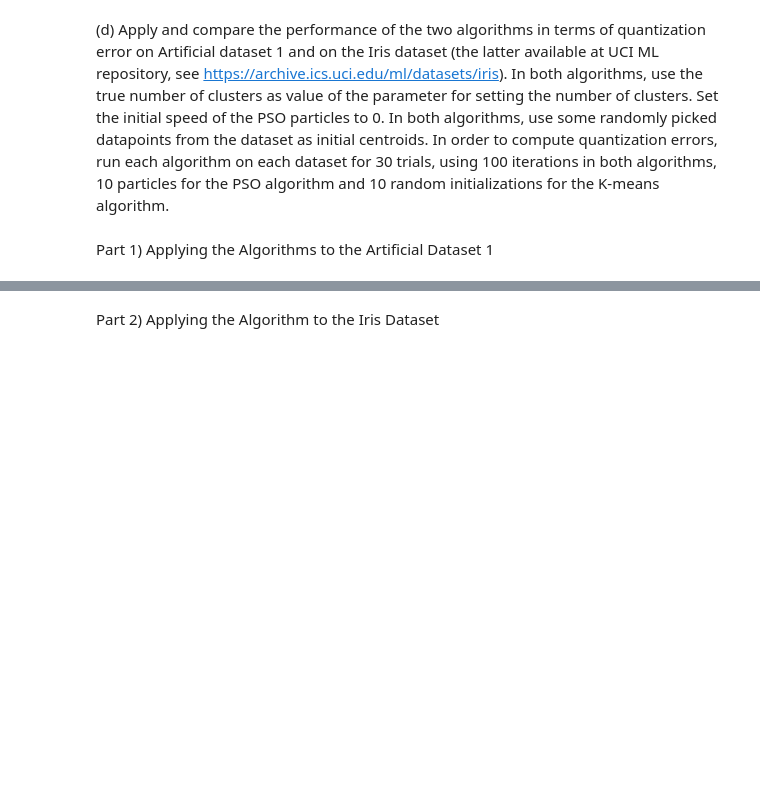
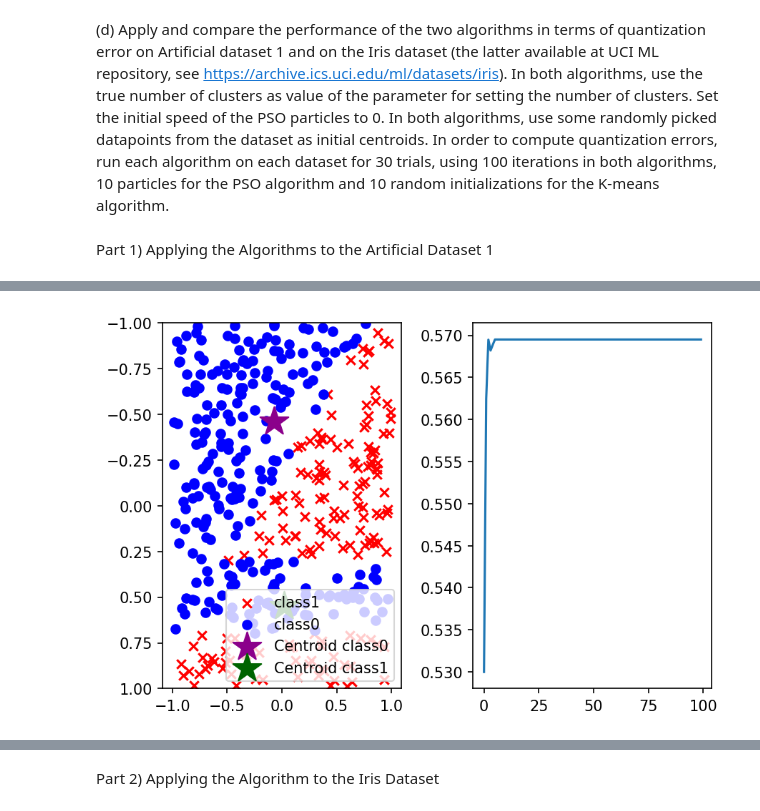
Before and after one commit to JanSchering/natural_computing, a Jupyter notebook: assignment_2/Ex3.ipynb, the cells around one changed output, grey strips where cells are left out. Drawn from its saved outputs; the diff is of its cells as text; code cells hidden in the pictures; blank space fills up the shorter version.

```diff
--- a/assignment_2/Ex3.ipynb
+++ b/assignment_2/Ex3.ipynb
@@ -364,0 +402,27 @@ k_means_PSO(K, num_dimensions, dataset, pop_size, iterations, omega, alpha1, alp
+# %%
+# Visualizing a sample run using K-Means Clustering
+dataset = np.random.uniform(-1,1,[400,2])
+_, num_dimensions = dataset.shape
+
+# Set Hyperparameters as described
+K = 2
+iterations = 100
+num_inits = 10
+
+best, best_f, fitness_history = K_Means(K, dataset, iterations, num_inits)
+
+cluster_marker = "*"
+cluster_color = ["darkmagenta", "darkgreen"]
+
+fig, axs = plt.subplots(1, 2, facecolor="w")
+
+# Plot the results
+plot_dataset(axs[0], dataset)
+for idx, cluster in enumerate(best):
+    axs[0].scatter(cluster[0], cluster[1], marker=cluster_marker, color=cluster_color[idx], label=f"Centroid class{idx}", s=400)
+axs[0].legend(loc="best")
+axs[1].plot(np.arange(len(fitness_history)), fitness_history)
+fig.tight_layout()
+fig.set_dpi(150)
+# %% [output]
+[figure, added]
```
Also changed, not shown: parts of 9 cells of this notebook.
